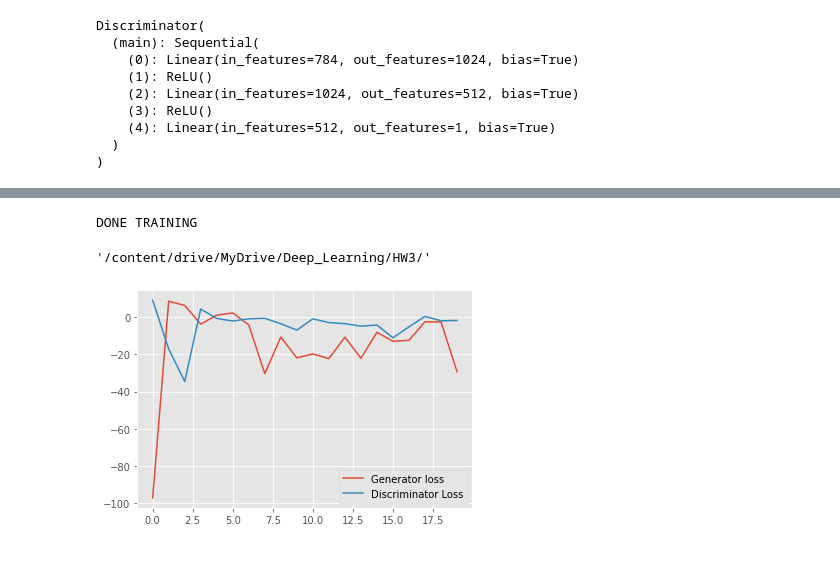
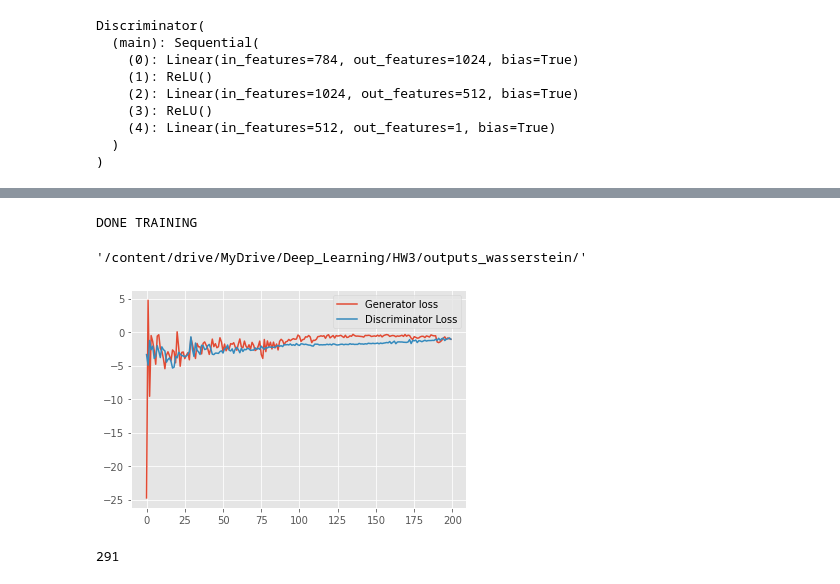
Before and after one commit to arvens1990/Vanilla-GAN, a Jupyter notebook: problem_2_part_2_b.ipynb, the cells around one changed output, grey strips where cells are left out. Saved outputs shown, nothing was run; the diff lists cells and outputs as text; code cells hidden in the pictures.

```diff
--- a/problem_2_part_2_b.ipynb
+++ b/problem_2_part_2_b.ipynb
@@ -114,10 +132,10 @@ Generator(
 ######################
 # %%
 # optimizers
-# optim_g = optim.RMSprop(generator.parameters(), lr=0.0001)
-# optim_d = optim.RMSprop(discriminator.parameters(), lr=0.0001)
-optim_g = optim.RMSprop(generator.parameters(), lr=0.0001, weight_decay=0.1)
-optim_d = optim.RMSprop(discriminator.parameters(), lr=0.0001, weight_decay=0.1)
+optim_g = optim.RMSprop(generator.parameters(), lr=0.0001)
+optim_d = optim.RMSprop(discriminator.parameters(), lr=0.0001)
+# optim_g = optim.RMSprop(generator.parameters(), lr=0.0001, weight_decay=0.1)
+# optim_d = optim.RMSprop(discriminator.parameters(), lr=0.0001, weight_decay=0.1)
 # %%
 # loss function
 # criterion = nn.BCELoss()
@@ -183,6 +197,10 @@ Discriminator(
   )
 )
 # %%
+losses_g = [] # to store generator loss after each epoch
+losses_d = [] # to store discriminator loss after each epoch
+images = [] # to store images generatd by the generator
+
 path = "/content/drive/MyDrive/Deep_Learning/HW3/outputs_wasserstein/"
 # path = ""
 epochs = 200
@@ -192,7 +210,8 @@ c = 0.01
 for epoch in range(epochs):
     loss_g = 0.0
     loss_d = 0.0
-    for bi, data in tqdm(enumerate(data_loader), total=int(len(fmnist)/data_loader.batch_size)):
+    # for bi, data in tqdm(enumerate(data_loader), total=int(len(fmnist)/data_loader.batch_size)):
+    for bi, data in enumerate(data_loader):
         image, _ = data
         image = image.to(device)
         b_size = len(image)
@@ -253,9 +264,9 @@ Generator loss: -3.93212938, Discriminator loss: -2.61350536
 # %%
 print('DONE TRAINING')
-torch.save(generator.state_dict(), path + 'outputs/generator.pth')
+torch.save(generator.state_dict(), path + 'generator.pth')
 path
 # %% [output]
 DONE TRAINING
-'/content/drive/MyDrive/Deep_Learning/HW3/'
+'/content/drive/MyDrive/Deep_Learning/HW3/outputs_wasserstein/'
 # %%
 imgs = [np.array(to_pil_image(img)) for img in images]
@@ -263,8 +274,12 @@ imageio.mimsave(path + 'outputs/generator_images.gif', imgs)
 # %%
 plt.figure()
-plt.plot(losses_g, label='Generator loss')
-plt.plot(losses_d, label='Discriminator Loss')
+plt.plot(losses_g[91:], label='Generator loss')
+plt.plot(losses_d[91:], label='Discriminator Loss')
 plt.legend()
 plt.savefig(path + 'loss.png')
 # %% [output]
-[figure, old version]
+[figure, new version]
+# %%
+len(losses_d)
+# %% [output]
+291
```
Also changed, not shown: parts of 5 cells of this notebook.
